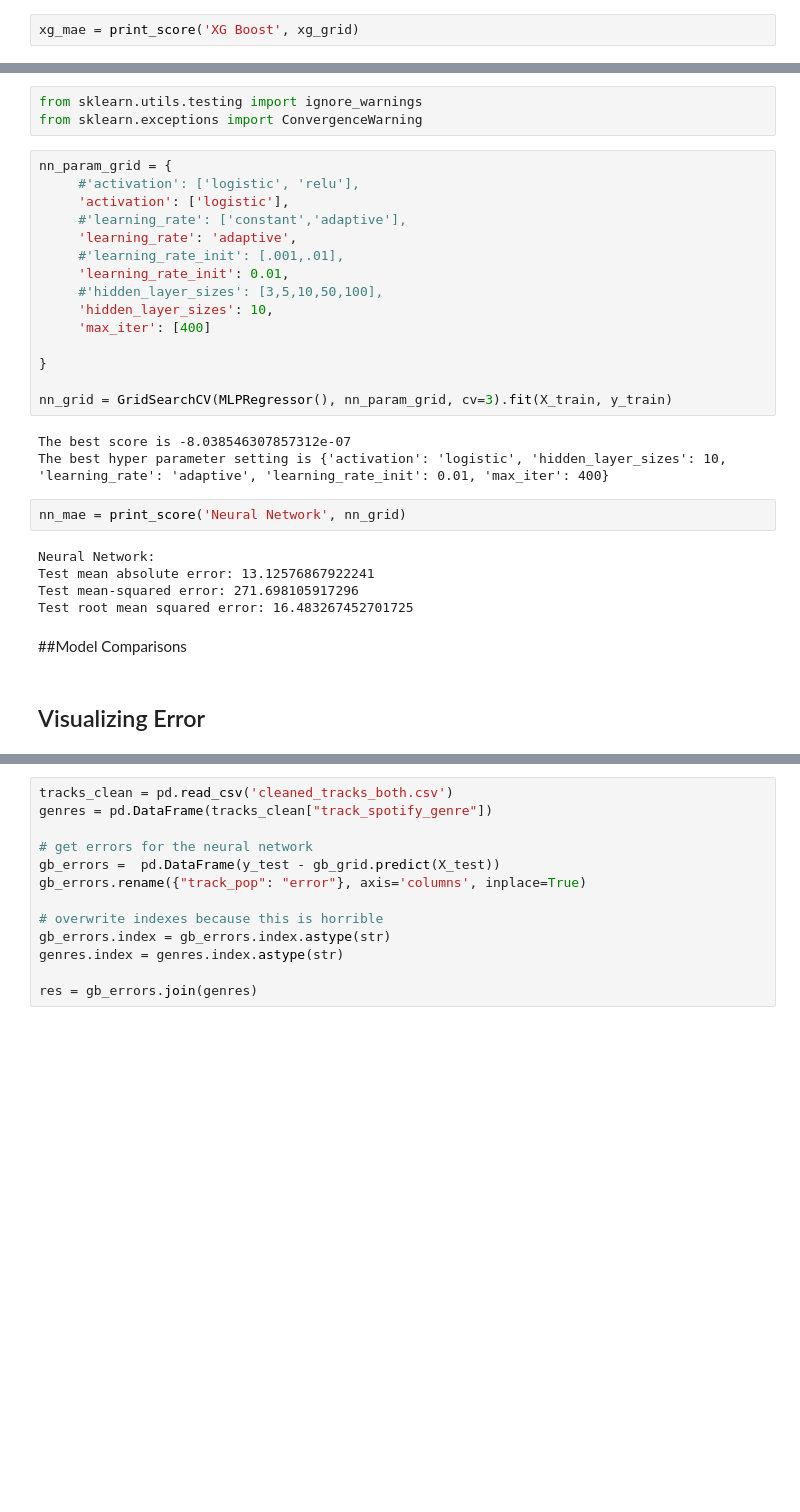
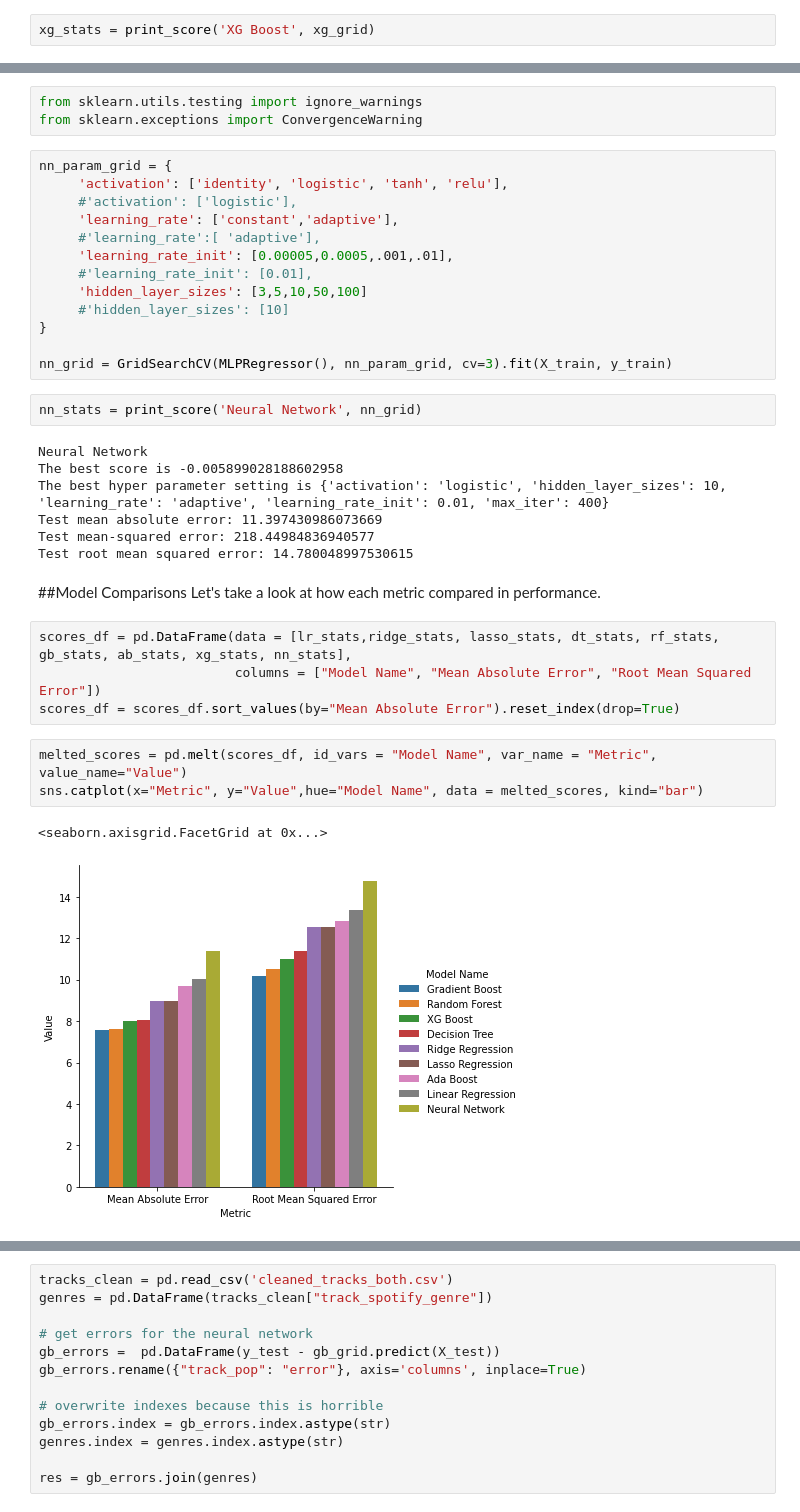
Before and after one commit to ekatnic/SpotifyApiExploration, a Jupyter notebook: Spotify_Analyze_Popularity.ipynb, the cells around one changed output, grey strips where cells are left out. Drawn from its saved outputs; the diff is of its cells as text; blank space fills up the shorter version.

```diff
--- a/Spotify_Analyze_Popularity.ipynb
+++ b/Spotify_Analyze_Popularity.ipynb
@@ -455,3 +505,3 @@ xg_grid = GridSearchCV(XGBRegressor(), xg_param_grid, cv=3, verbose=2).fit(X_tra
 # %%
-xg_mae = print_score('XG Boost', xg_grid)
+xg_stats = print_score('XG Boost', xg_grid)
 # %% [output]
@@ -466,30 +518,36 @@ from sklearn.utils.testing import ignore_warnings
 from sklearn.exceptions import ConvergenceWarning
 # %%
 nn_param_grid = {
-     #'activation': ['logistic', 'relu'],
-     'activation': ['logistic'],
-     #'learning_rate': ['constant','adaptive'],
-     'learning_rate': 'adaptive',
-     #'learning_rate_init': [.001,.01],
-     'learning_rate_init': 0.01,
-     #'hidden_layer_sizes': [3,5,10,50,100],
-     'hidden_layer_sizes': 10,
-     'max_iter': [400]
-
+     'activation': ['identity', 'logistic', 'tanh', 'relu'],
+     #'activation': ['logistic'],
+     'learning_rate': ['constant','adaptive'],
+     #'learning_rate':[ 'adaptive'],
+     'learning_rate_init': [0.00005,0.0005,.001,.01],
+     #'learning_rate_init': [0.01],
+     'hidden_layer_sizes': [3,5,10,50,100]
+     #'hidden_layer_sizes': [10]
 }
 
 nn_grid = GridSearchCV(MLPRegressor(), nn_param_grid, cv=3).fit(X_train, y_train)
-# %% [output]
-The best score is -8.038546307857312e-07
-The best hyper parameter setting is {'activation': 'logistic', 'hidden_layer_sizes': 10, 'learning_rate': 'adaptive', 'learning_rate_init': 0.01, 'max_iter': 400}
 # %%
-nn_mae = print_score('Neural Network', nn_grid)
+nn_stats = print_score('Neural Network', nn_grid)
 # %% [output]
-Neural Network:
-Test mean absolute error: 13.12576867922241
-Test mean-squared error: 271.698105917296
-Test root mean squared error: 16.483267452701725
+Neural Network
+The best score is -0.005899028188602958
+The best hyper parameter setting is {'activation': 'logistic', 'hidden_layer_sizes': 10, 'learning_rate': 'adaptive', 'learning_rate_init': 0.01, 'max_iter': 400}
+Test mean absolute error: 11.397430986073669
+Test mean-squared error: 218.44984836940577
+Test root mean squared error: 14.780048997530615
-# %% [markdown]
-##Model Comparisons
-# %% [markdown]
-## Visualizing Error
+# %% [markdown]
+##Model Comparisons
+Let's take a look at how each metric compared in performance.
+# %%
+scores_df = pd.DataFrame(data = [lr_stats,ridge_stats, lasso_stats, dt_stats, rf_stats, gb_stats, ab_stats, xg_stats, nn_stats],
+                         columns = ["Model Name", "Mean Absolute Error", "Root Mean Squared Error"])
+scores_df = scores_df.sort_values(by="Mean Absolute Error").reset_index(drop=True)
+# %%
+melted_scores = pd.melt(scores_df, id_vars = "Model Name", var_name = "Metric", value_name="Value")
+sns.catplot(x="Metric", y="Value",hue="Model Name", data = melted_scores, kind="bar")
+# %% [output]
+<seaborn.axisgrid.FacetGrid at 0x...>
+[figure, added]
```
Also changed, not shown: parts of 46 cells of this notebook.
